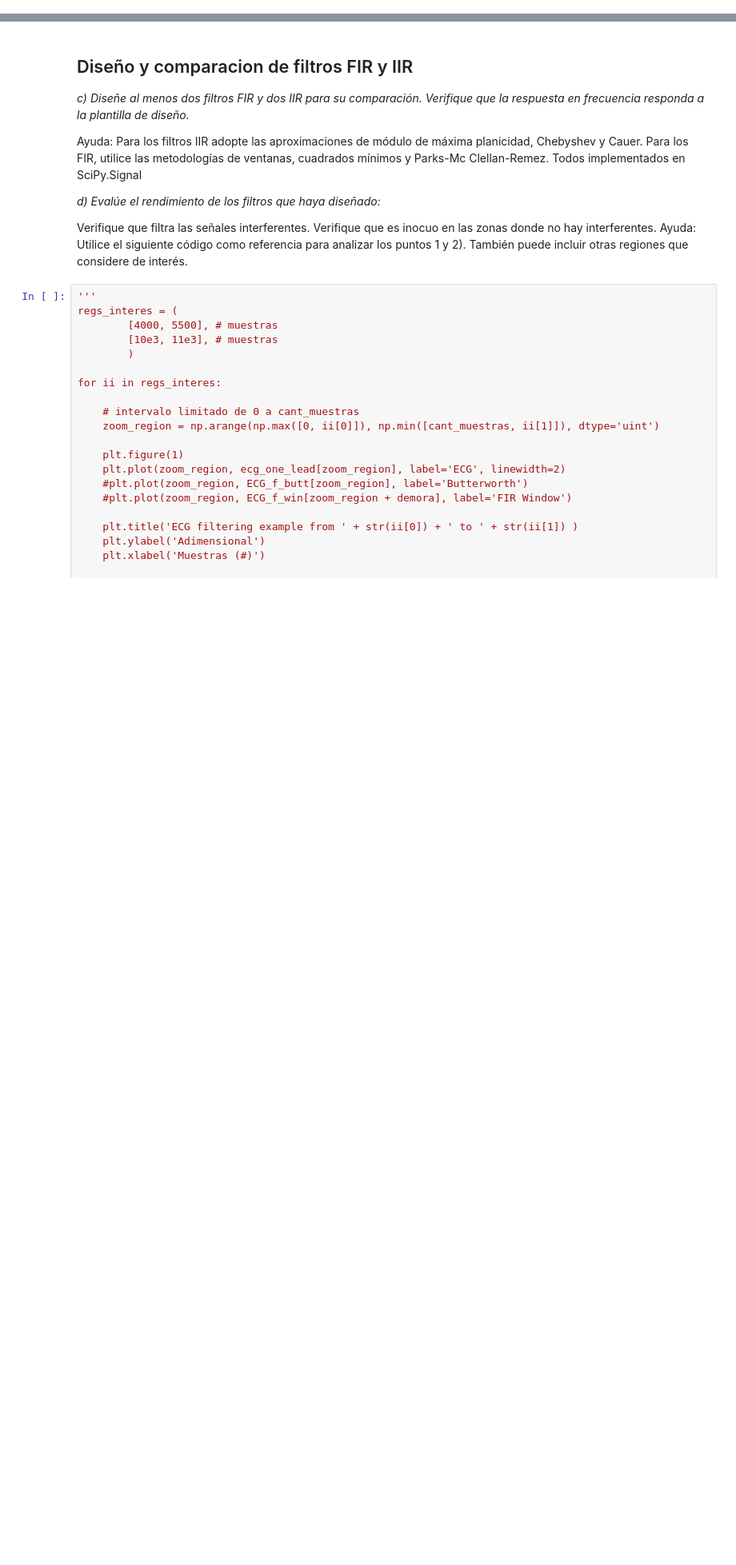
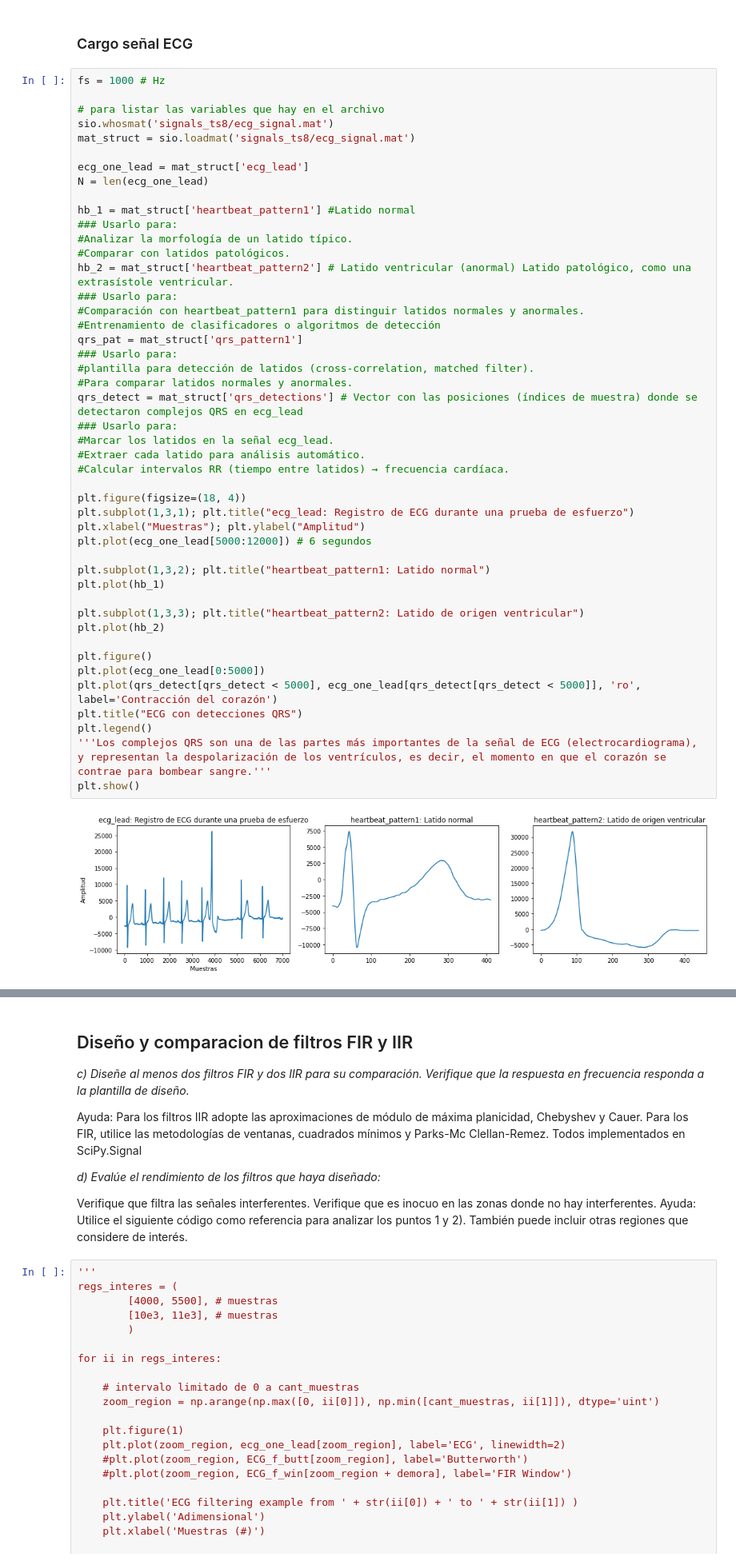
Before and after one commit to mnoe893/PDS_UTNBA_2025, a Jupyter notebook: TS8_filtrado_digital.ipynb, the cells around one changed output, grey strips where cells are left out. Shown at 80% size. Drawn from its saved outputs; the diff is of its cells as text; blank space fills up the shorter version.

```diff
--- a/TS8_filtrado_digital.ipynb
+++ b/TS8_filtrado_digital.ipynb
@@ -25,0 +39,51 @@ Q, R and S wave.
+# %% [markdown]
+### Cargo señal ECG
+# %%
+fs = 1000 # Hz
+
+# para listar las variables que hay en el archivo
+sio.whosmat('signals_ts8/ecg_signal.mat')
+mat_struct = sio.loadmat('signals_ts8/ecg_signal.mat')
+
+ecg_one_lead = mat_struct['ecg_lead']
+N = len(ecg_one_lead)
+
+hb_1 = mat_struct['heartbeat_pattern1'] #Latido normal
+### Usarlo para:
+#Analizar la morfología de un latido típico.
+#Comparar con latidos patológicos.
+hb_2 = mat_struct['heartbeat_pattern2'] # Latido ventricular (anormal) Latido patológico, como una extrasístole ventricular.
+### Usarlo para:
+#Comparación con heartbeat_pattern1 para distinguir latidos normales y anormales.
+#Entrenamiento de clasificadores o algoritmos de detección
+qrs_pat = mat_struct['qrs_pattern1']
+### Usarlo para:
+#plantilla para detección de latidos (cross-correlation, matched filter).
+#Para comparar latidos normales y anormales.
+qrs_detect = mat_struct['qrs_detections'] # Vector con las posiciones (índices de muestra) donde se detectaron complejos QRS en ecg_lead
+### Usarlo para:
+#Marcar los latidos en la señal ecg_lead.
+#Extraer cada latido para análisis automático.
+#Calcular intervalos RR (tiempo entre latidos) → frecuencia cardíaca.
+
+plt.figure(figsize=(18, 4))
+plt.subplot(1,3,1); plt.title("ecg_lead: Registro de ECG durante una prueba de esfuerzo")
+plt.xlabel("Muestras"); plt.ylabel("Amplitud")
+plt.plot(ecg_one_lead[5000:12000]) # 6 segundos
+
+plt.subplot(1,3,2); plt.title("heartbeat_pattern1: Latido normal")
+plt.plot(hb_1)
+
+plt.subplot(1,3,3); plt.title("heartbeat_pattern2: Latido de origen ventricular")
+plt.plot(hb_2)
+
+plt.figure()
+plt.plot(ecg_one_lead[0:5000])
+plt.plot(qrs_detect[qrs_detect < 5000], ecg_one_lead[qrs_detect[qrs_detect < 5000]], 'ro', label='Contracción del corazón')
+plt.title("ECG con detecciones QRS")
+plt.legend()
+'''Los complejos QRS son una de las partes más importantes de la señal de ECG (electrocardiograma),
+y representan la despolarización de los ventrículos, es decir, el momento en que el corazón se contrae para bombear sangre.'''
+plt.show()
+# %% [output]
+[figure, added]
```
Also changed, not shown: parts of 5 cells of this notebook.
